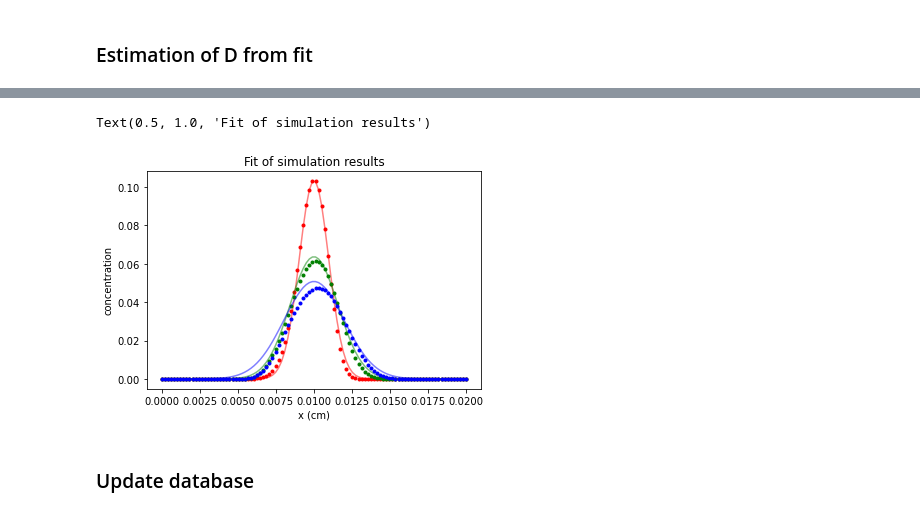
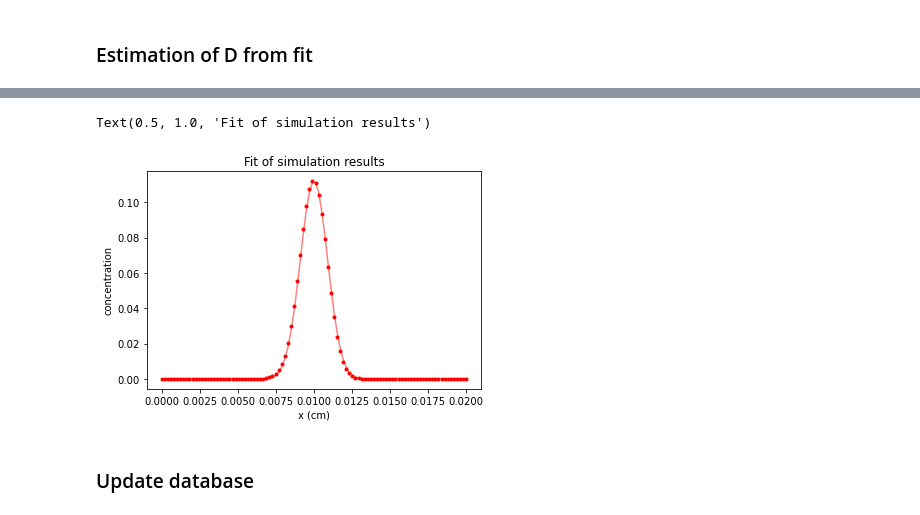
Before and after one commit to MiroK/sleep, a Jupyter notebook: sleep/notebooks/Dispersion_gaussian.ipynb, the cells around one changed output, grey strips where cells are left out. Saved outputs shown, nothing was run; the diff lists cells and outputs as text; code cells hidden in the pictures.

Commit message:
post process analysis

```diff
--- a/sleep/notebooks/Dispersion_gaussian.ipynb
+++ b/sleep/notebooks/Dispersion_gaussian.ipynb
@@ -269,7 +369,7 @@ datalabel=['job', 'Rv0', 'Rpvs', 'L', 'DX', 'dt', 'rho', 'mu', 'D', 'sigma', 'xi
 
 #### Simulation results
 # %%
-job='10pc-02Hz-D0-xi100-sigma1'
+job='A1pc-60mHz-D0'
 rep='/home/alexandra/Documents/Python/sleep/sleep/output/'+job+'/'
 file='profiles/concentration.txt'
 
@@ -317,6 +417,10 @@ with open(rep+file) as fl:
             f=float(re.findall(scinot, line)[0]) # Check if it works for several frequencies
         elif line[0:6] == 'ai (di':
             amp=float(re.findall(scinot, line)[0])*100 # Check if it works for several frequencies
+        elif line[0:6] == 'time s':
+            time_step=float(re.findall(scinot, line)[0])
+        elif line[0:6] == 'cell s':
+            cell_size=float(re.findall(scinot, line)[0])
 
 print('Rv : %.2f um'%(Rv0*1e4))
 print('Rpvs : %.2f um'%(Rpvs*1e4))
@@ -332,6 +436,9 @@ print('center gaussian: %.2e um'%(xi*1e4))
 
 print('\nfrequency : %.2e Hz'%f)
 print('\namplitude : %.2e pc'%amp)
+
+print('spatial resolution : %.2e um'%(cell_size*1e4))
+print('temporal resolution : %.2e s'%time_step)
 # %% [output]
 Rv : 8.00 um
 Rpvs : 10.00 um
@@ -384,19 +491,33 @@ Fourier number : 3e-03
 # %%
 # We want to look to the results when v=0
 # We add time shift of 1/4f
-dt=t[1]-t[0]
+dtoutput=t[1]-t[0]
+tend=t[-1]
+
 if f:
     T=1/f
-    ishift=int(T/dt*1/2)
+    ishift=0 #int(T/dt*1/2)
 else :
     T=t[-1]/10
     ishift=0
 
-iperiodic=list(np.arange(ishift,len(t),int(T/dt)))
+iperiodic=(np.arange(ishift,len(t),int(T/dtoutput)))
 
-print('final time : %.2e s'%t[-1])
-print('time step : %.2e s'%dt)
+#condition diffusion
+tmax=(L/4)**2/D/2
+if tend>tmax :
+    print('tend = %e is superior as tmax=%e '%(tend,tmax))
+    it=np.where(t>=tmax)[0][0]
+    ii=np.where(iperiodic>=it)[0][0]
+    iperiodic=iperiodic[0:ii]
+
+#condition diffusion + advection
+#a*L/(1+a)/(L/2-4*sqrt(2*D*tend))
+
+print('final time simulation : %.2e s'%tend)
+print('final time analysis : %.2e s'%t[iperiodic[-1]])
+print('output period : %.2e s'%dtoutput)
 print('period : %.2e s'%T)
-nPeriod=len(iperiodic)
+nPeriod=len(iperiodic)-1
 print('number of period analysed: %i'%nPeriod)
 # %% [output]
@@ -444,7 +571,7 @@ When the apparent Diffusion coefficient is smaller with oscillation than diffusi
 # we take the time at last period
 
 spanDest=[]
-for itime in iperiodic :
+for itime in iperiodic[1::] :
     #print('\nEstimate at time %f s'%t[itime])
 
     Dest, err = estimate_diff_fit(concentration[itime],x,t[itime],sigma,L,xi)
@@ -468,17 +595,17 @@ Estimation of D from fit : 1.55e-07
 # %%
 color='rgbkcmyrgbkcmyrgbkcmyrgbkcmyrgbkcmyrgbkcmy'
 icol=0
 for i in range(0,len(spanDest)) :
-    plt.plot(x,concentration[iperiodic[i]],'.',color=color[icol])
-    plt.plot(x,gaussian(np.array(x),t[iperiodic[i]]+sigma**2/(2*spanDest[i]),sigma,spanDest[i],L,xi),color=color[icol],alpha=0.5)
+    plt.plot(x,concentration[iperiodic[i+1]],'.',color=color[icol])
+    plt.plot(x,gaussian(np.array(x),t[iperiodic[i+1]]+sigma**2/(2*spanDest[i]),sigma,spanDest[i],L,xi),color=color[icol],alpha=0.5)
     icol+=1
 plt.xlabel('x (cm)')
 plt.ylabel('concentration')
 plt.title('Fit of simulation results')
 #plt.xlim([L-50e-4,L])
 # %% [output]
 Text(0.5, 1.0, 'Fit of simulation results')
-[figure, old version]
+[figure, new version]
 # %% [markdown]
 ### Update database
 # %%
```
Also changed, not shown: parts of 31 cells of this notebook.
